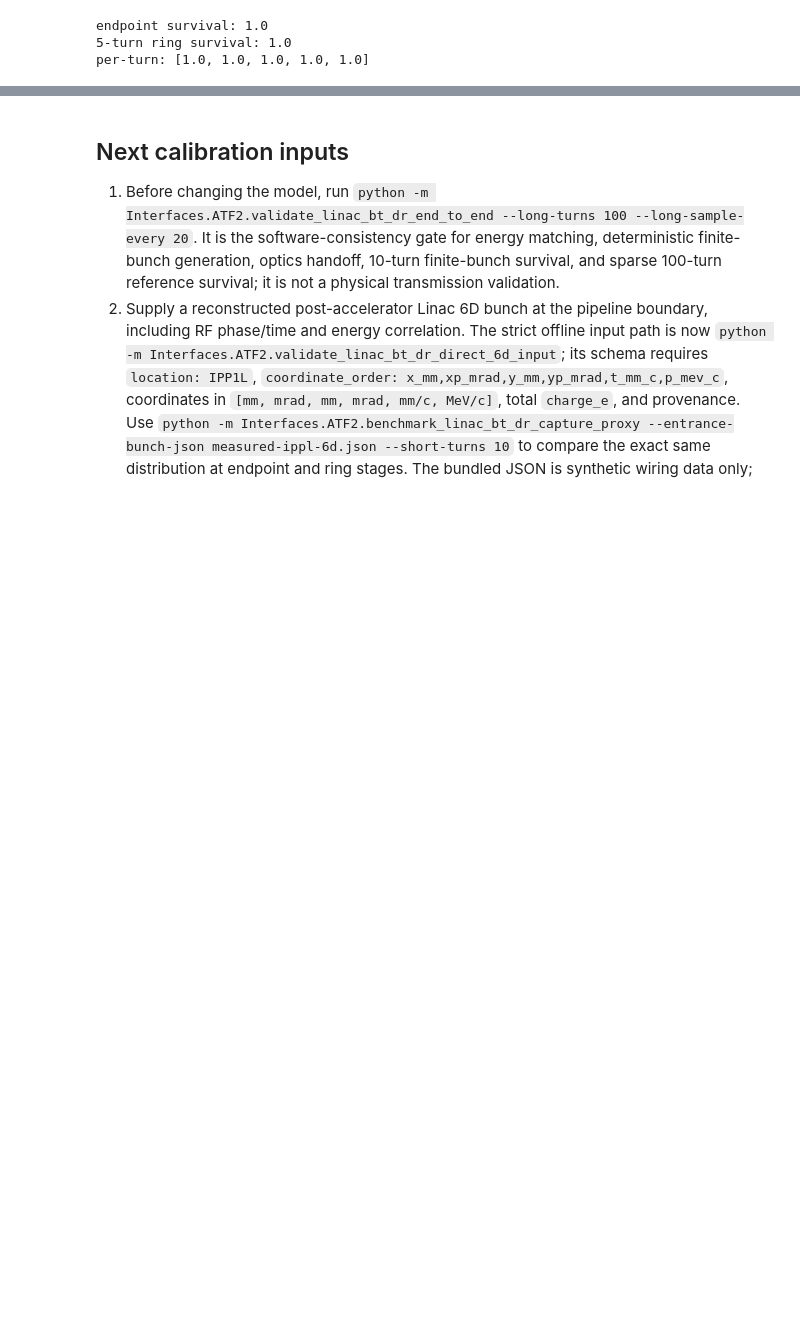
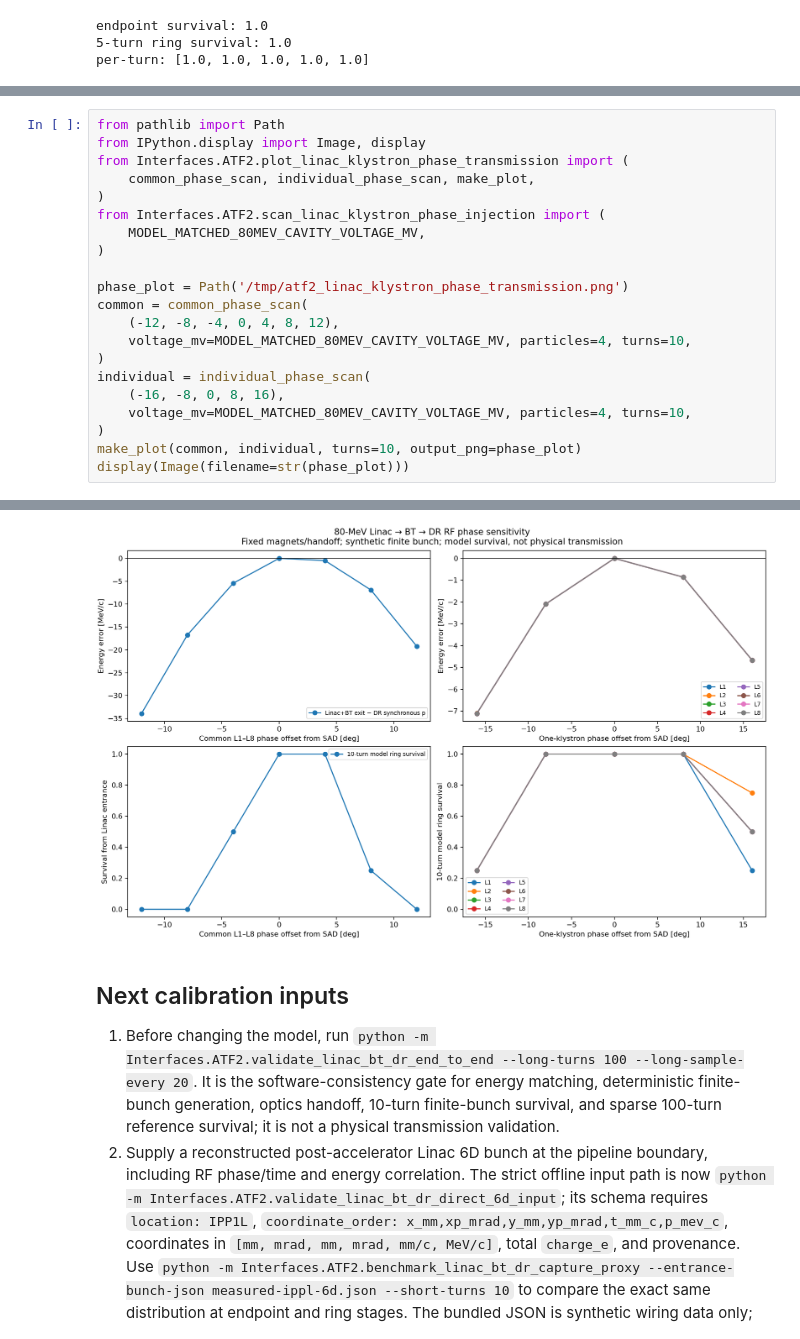
Before and after one commit to Motoki-Sato-hub/flight-simulator, a Jupyter notebook: Jupyter Notebooks/ATF2/Linac_BT_DR_Pipeline_Learning.ipynb, the cells around one changed output, grey strips where cells are left out. Saved outputs shown, nothing was run; the diff lists cells and outputs as text; blank space fills up the shorter version.

```diff
--- a/Jupyter Notebooks/ATF2/Linac_BT_DR_Pipeline_Learning.ipynb
+++ b/Jupyter Notebooks/ATF2/Linac_BT_DR_Pipeline_Learning.ipynb
@@ -163,0 +172,22 @@ per-turn: [1.0, 1.0, 1.0, 1.0, 1.0]
+# %%
+from pathlib import Path
+from IPython.display import Image, display
+from Interfaces.ATF2.plot_linac_klystron_phase_transmission import (
+    common_phase_scan, individual_phase_scan, make_plot,
+)
+from Interfaces.ATF2.scan_linac_klystron_phase_injection import (
+    MODEL_MATCHED_80MEV_CAVITY_VOLTAGE_MV,
+)
+
+phase_plot = Path('/tmp/atf2_linac_klystron_phase_transmission.png')
+common = common_phase_scan(
+    (-12, -8, -4, 0, 4, 8, 12),
+    voltage_mv=MODEL_MATCHED_80MEV_CAVITY_VOLTAGE_MV, particles=4, turns=10,
+)
+individual = individual_phase_scan(
+    (-16, -8, 0, 8, 16),
+    voltage_mv=MODEL_MATCHED_80MEV_CAVITY_VOLTAGE_MV, particles=4, turns=10,
+)
+make_plot(common, individual, turns=10, output_png=phase_plot)
+display(Image(filename=str(phase_plot)))
+# %% [output]
@@ -164,3 +211,4 @@ per-turn: [1.0, 1.0, 1.0, 1.0, 1.0]
+[figure, added]
 # %% [markdown]
 ## Next calibration inputs
 
```
Also changed, not shown: parts of 6 cells of this notebook, 34 other files.
